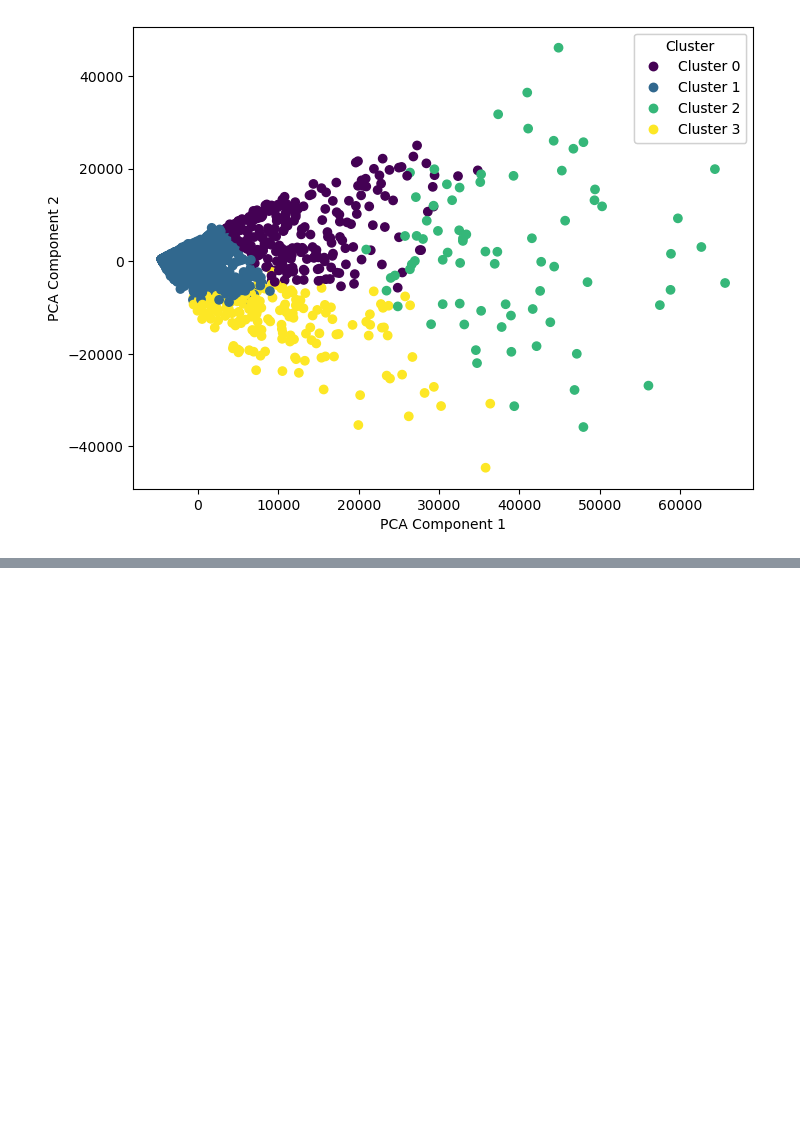
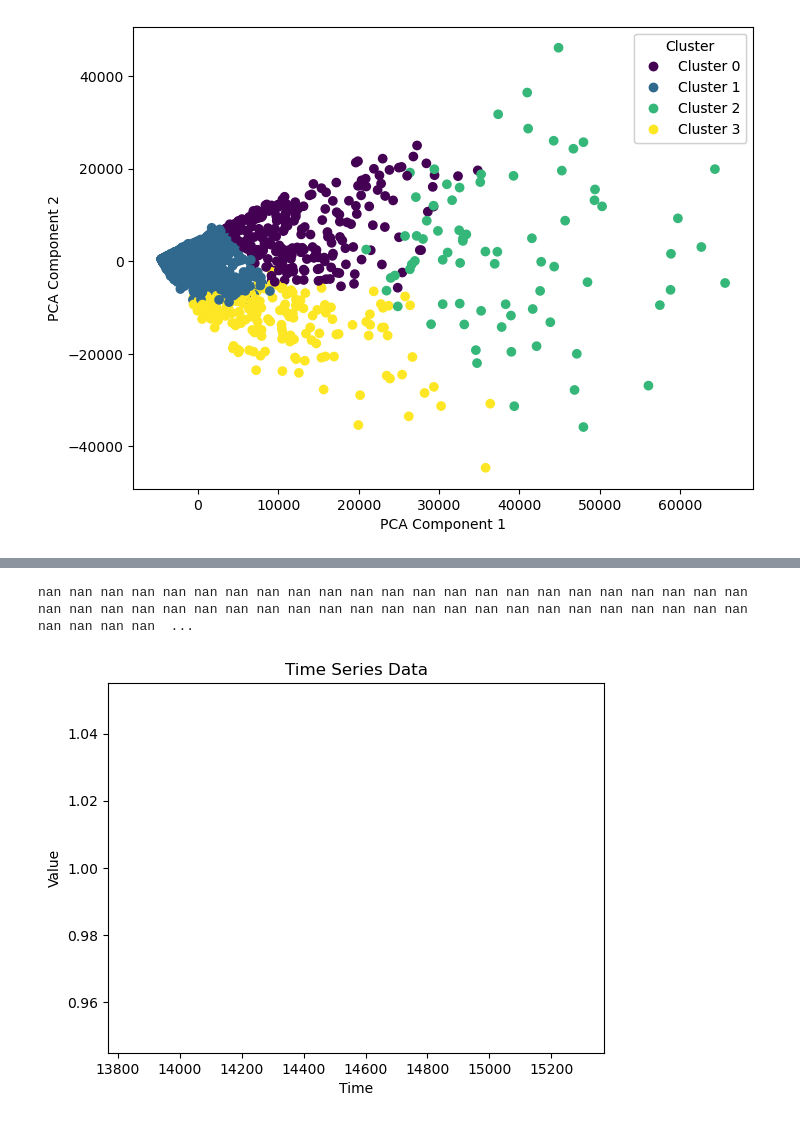
Before and after one commit to ramxbx/GamblingAddictionTimeSeriesPrediction, a Jupyter notebook: DatasetAnalysis.ipynb, the cells around one changed output, grey strips where cells are left out. Drawn from its saved outputs; the diff is of its cells as text; code cells hidden in the pictures; blank space fills up the shorter version.

```diff
--- a/DatasetAnalysis.ipynb
+++ b/DatasetAnalysis.ipynb
@@ -801,0 +968,20 @@ print(y_pred)
+# %%
+# Separate DataFrames based on the 'is_stationary' column
+stationary_users = user_data_3d_timeseries_stationarity_check_copy[user_data_3d_timeseries_stationarity_check_copy['is_stationary'] == '1']
+non_stationary_users = user_data_3d_timeseries_stationarity_check_copy[user_data_3d_timeseries_stationarity_check_copy['is_stationary'] == '0']
+
+
+# # Function to check if all values in a row are null or NaN (excluding the last column)
+# def is_all_null_except_last(row):
+#     return all(pd.isna(row[:-1]))
+
+# # Remove rows with all NaN or null values in each DataFrame (excluding the last column)
+# stationary_users = stationary_users[~stationary_users.apply(is_all_null_except_last, axis=1)]
+# non_stationary_users = non_stationary_users[~non_stationary_users.apply(is_all_null_except_last, axis=1)]
+
+# # Print the two DataFrames after removing rows with all NaN or null values (excluding the last column)
+# print("Stationary Users:")
+# print(stationary_users)
+
+# print("\nNon-Stationary Users:")
+# print(non_stationary_users)
@@ -801,0 +1028,22 @@ print(y_pred)
+# %%
+x_single_user_turnover=stationary_users[stationary_users.index == 8656794]
+
+x_single_user_turnover_ravel=x_single_user_turnover.values.ravel()
+x_single_user_turnover_ravel
+print(*x_single_user_turnover_ravel)
+
+import numpy as np
+import pandas as pd
+import matplotlib.pyplot as plt
+from statsmodels.tsa.stattools import adfuller
+
+
+# Plot the time series to visualize it
+plt.plot(x_single_user_turnover_ravel)
+plt.xlabel('Time')
+plt.ylabel('Value')
+plt.title('Time Series Data')
+plt.show()
+# %% [output]
+nan nan nan nan nan nan nan nan nan nan nan nan nan nan nan nan nan nan nan nan nan nan nan nan nan nan nan nan nan nan nan nan nan nan nan nan nan nan nan nan nan nan nan nan nan nan nan nan nan nan  ...
+[figure, added]
```
Also changed, not shown: parts of 42 cells of this notebook.
